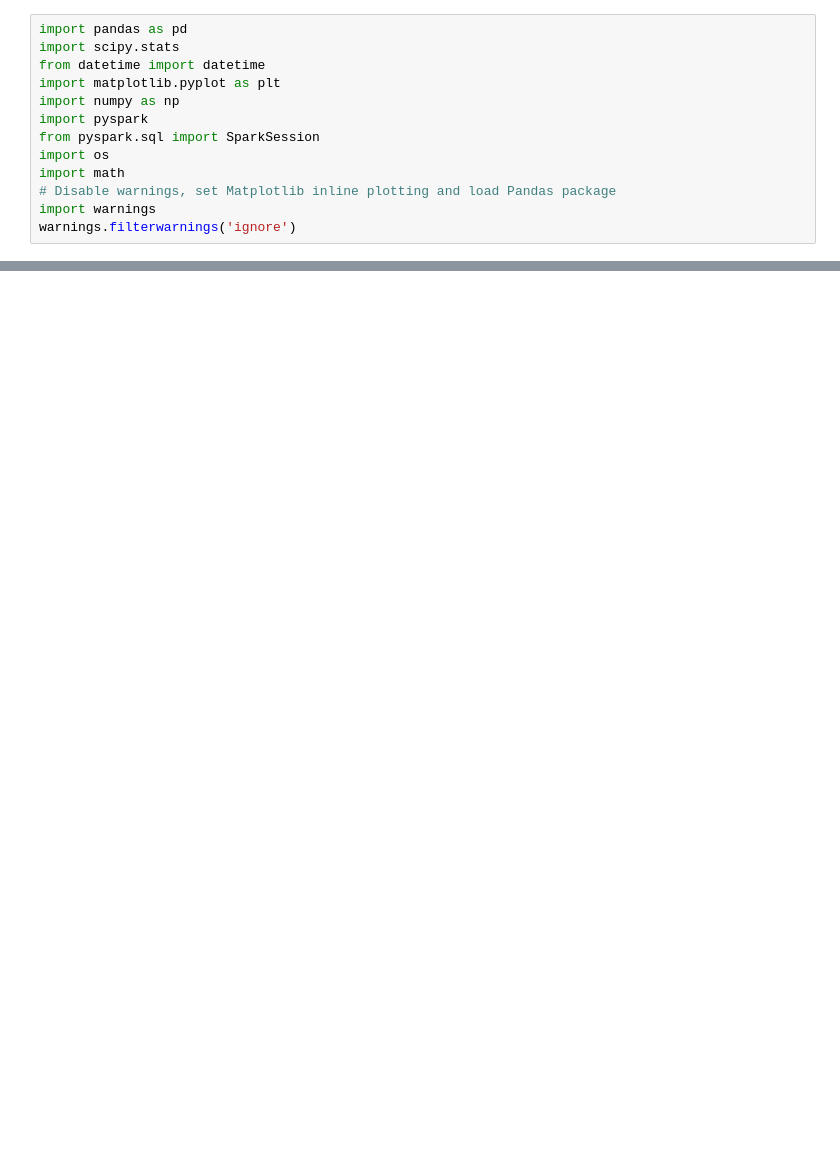
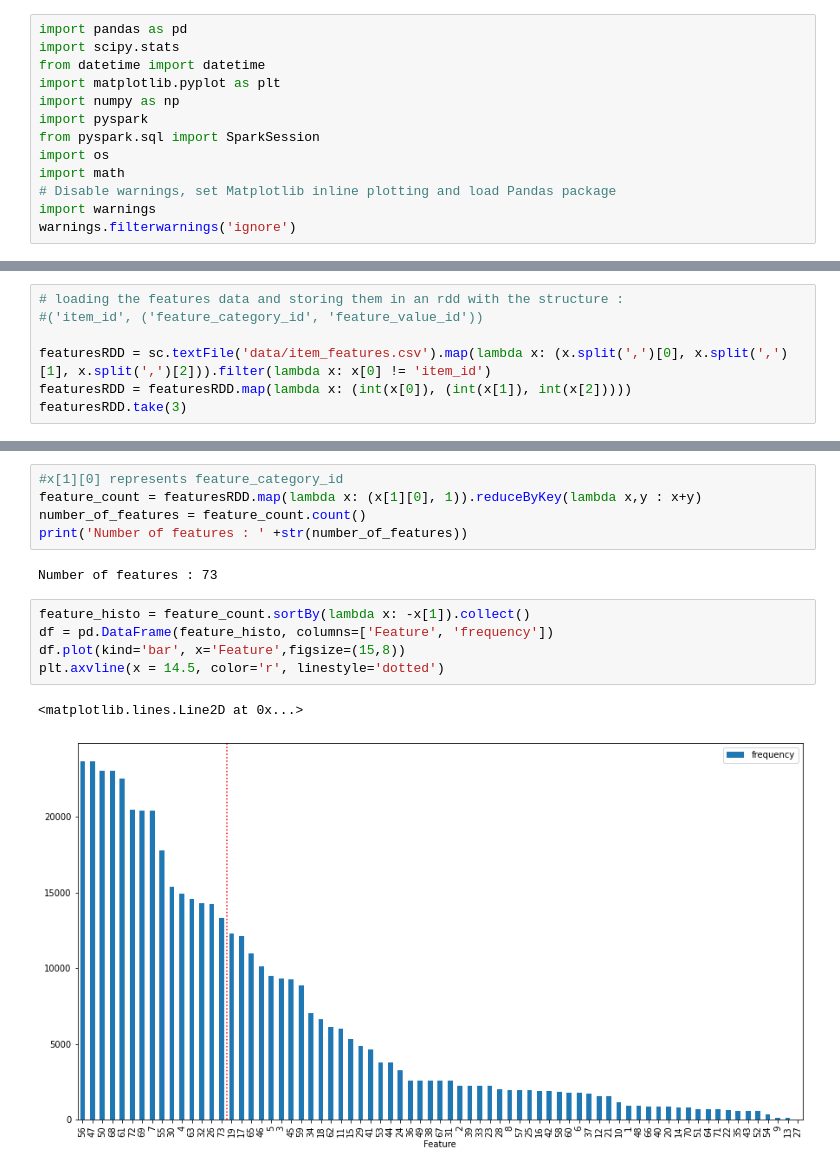
Before and after one commit to SCIA-Premium/RecSys_2022, a Jupyter notebook: Syma.ipynb, the cells around one changed output, grey strips where cells are left out. Cells and saved outputs as stored; diff of their text form; blank space fills up the shorter version.

```diff
--- a/Syma.ipynb
+++ b/Syma.ipynb
@@ -64,0 +92,7 @@ item_features
+# %%
+# loading the features data and storing them in an rdd with the structure :
+#('item_id', ('feature_category_id', 'feature_value_id'))
+
+featuresRDD = sc.textFile('data/item_features.csv').map(lambda x: (x.split(',')[0], x.split(',')[1], x.split(',')[2])).filter(lambda x: x[0] != 'item_id')
+featuresRDD = featuresRDD.map(lambda x: (int(x[0]), (int(x[1]), int(x[2]))))
+featuresRDD.take(3)
@@ -64,0 +107,15 @@ item_features
+# %%
+#x[1][0] represents feature_category_id
+feature_count = featuresRDD.map(lambda x: (x[1][0], 1)).reduceByKey(lambda x,y : x+y)
+number_of_features = feature_count.count()
+print('Number of features : ' +str(number_of_features))
+# %% [output]
+Number of features : 73
+# %%
+feature_histo = feature_count.sortBy(lambda x: -x[1]).collect()
+df = pd.DataFrame(feature_histo, columns=['Feature', 'frequency'])
+df.plot(kind='bar', x='Feature',figsize=(15,8))
+plt.axvline(x = 14.5, color='r', linestyle='dotted')
+# %% [output]
+<matplotlib.lines.Line2D at 0x...>
+[figure, added]
```
Also changed, not shown: parts of 35 cells of this notebook, 1 other file.
